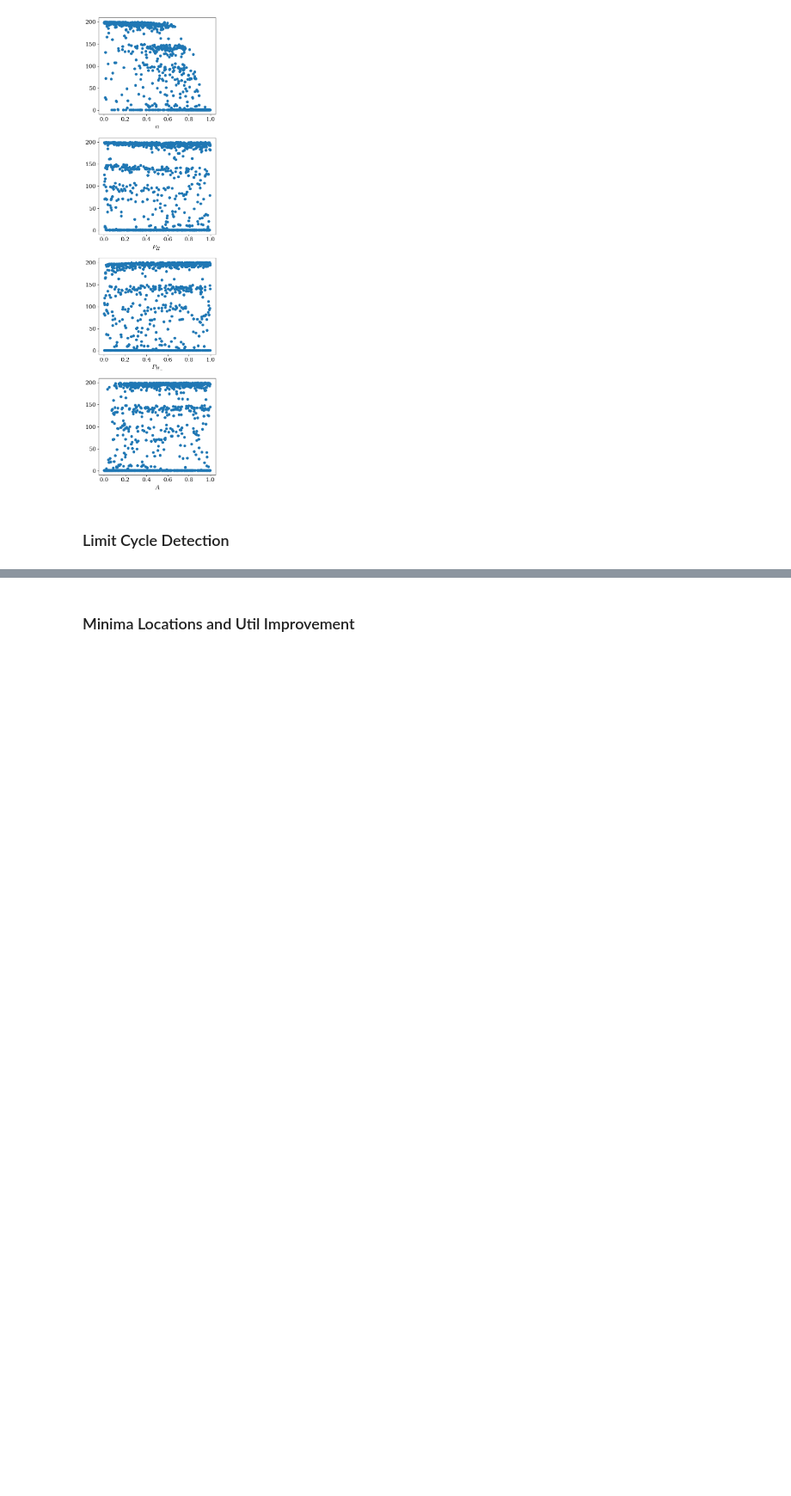
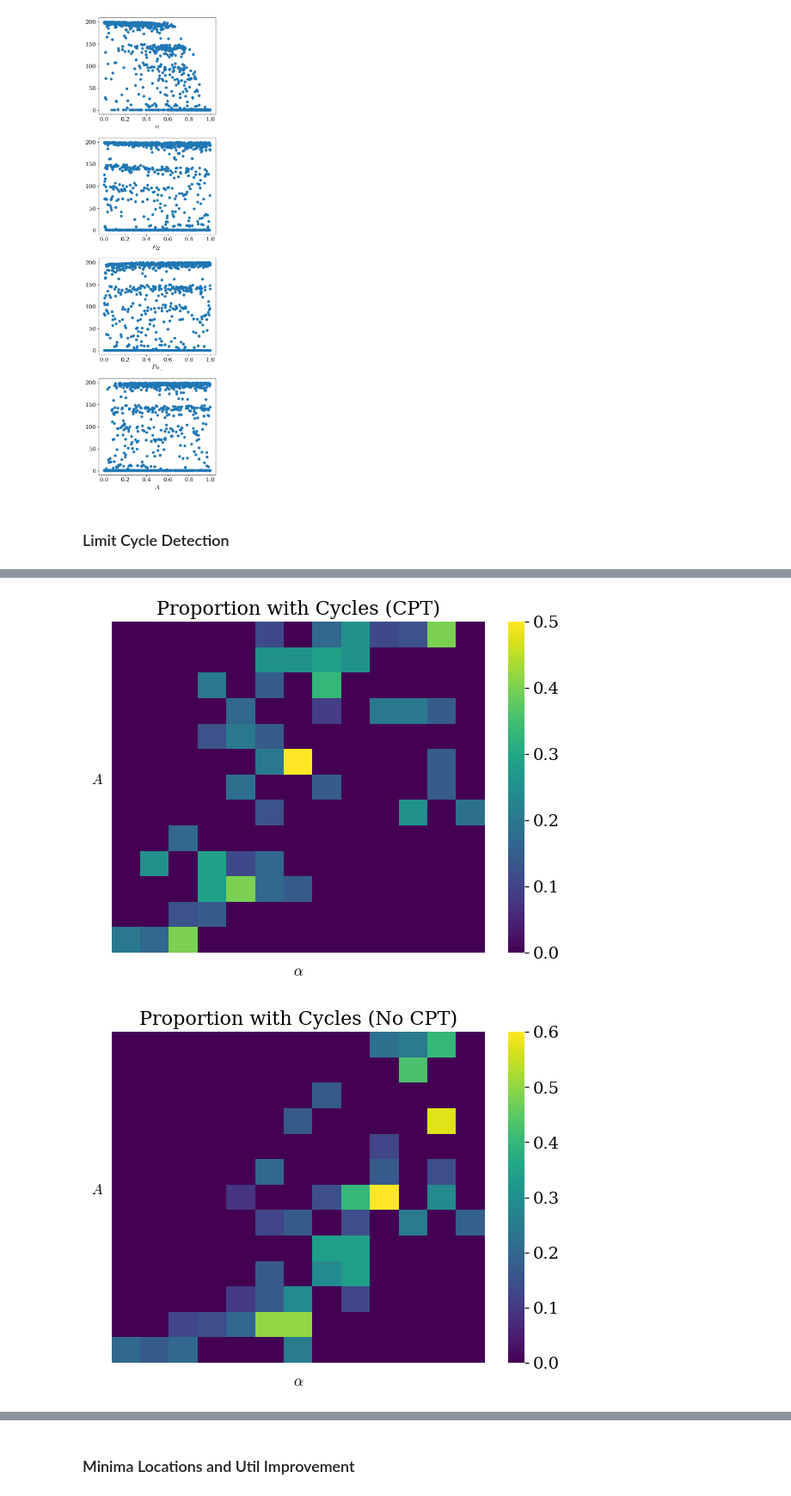
Before and after one commit to charlesaugdupont/cognitive-biases-endogenous-volatility, a Jupyter notebook: LowHealthHighWealthResults.ipynb, the cells around one changed output, grey strips where cells are left out. Shown at 86% size. Drawn from its saved outputs; the diff is of its cells as text; code cells hidden in the pictures; blank space fills up the shorter version.

Commit message:
cycle detection: DBSCAN + Persistent homology

```diff
--- a/LowHealthHighWealthResults.ipynb
+++ b/LowHealthHighWealthResults.ipynb
@@ -389,11 +237,0 @@ with open("cycle_prop_cpt_no_effect", "rb") as f:
-# %%
-num_agent_loops = []
-for row in result:
-    num_agent_loops.append(len(np.where(row>=0.70)[0])>=10)
-# %%
-directory = "cpt_no_effect"
-param_loops = []
-for idx,f in tqdm(enumerate(os.listdir(directory))):
-    with open(os.path.join(directory, f), "rb") as f:
-        res = pickle.load(f)
-    param_loops.append((res["params"]["w_delta_scale"], res["params"]["alpha"], num_agent_loops[idx]))
@@ -523,9 +237,0 @@ for idx,f in tqdm(enumerate(os.listdir(result_dir))):
-# %%
-result_dir = "cpt_no_effect"
-for idx,f in tqdm(enumerate(os.listdir(result_dir))):
-    if idx == 787: # 392, 787,
-        with open(os.path.join(result_dir, f), "rb") as f:
-            res = pickle.load(f)
-        wealth = res["wealth"]
-        health = res["health"]
-        break
@@ -698,0 +238,44 @@ Total agents contributing to Noise/Transient points: 0
+# %%
+for direc in ["results_5", "cpt_no_effect"]:
+    with open(f"cycle_prop_{direc}", "rb") as f:
+        result = pickle.load(f)
+    num_agent_loops = []
+    for row in result:
+        num_agent_loops.append(len(np.where(row>=0.70)[0])>=5)
+
+    param_loops = []
+    for idx,f in tqdm(enumerate(os.listdir(direc))):
+        with open(os.path.join(direc, f), "rb") as f:
+            res = pickle.load(f)
+        param_loops.append((res["params"]["w_delta_scale"], res["params"]["alpha"], num_agent_loops[idx]))
+
+    df = pd.DataFrame({
+        'A': [item[0] for item in param_loops],
+        'alpha': [item[1] for item in param_loops],
+        'metric': [item[2] for item in param_loops]
+    })
+    num_bins = 13
+    df['param1_binned'] = pd.cut(df['A'], bins=num_bins)
+    df['param2_binned'] = pd.cut(df['alpha'], bins=num_bins)
+    average_metric_data = df.groupby(['param1_binned', 'param2_binned'])['metric'].mean().unstack(fill_value=0)
+
+    plt.figure(figsize=(7, 5))
+    ax = sns.heatmap(
+        average_metric_data,
+        annot=False,
+        cmap='viridis',
+    )
+    ax.invert_yaxis()
+
+    if direc == "results_5":
+        plt.title('Proportion with Cycles (CPT)', fontsize=16)
+    else:
+        plt.title('Proportion with Cycles (No CPT)', fontsize=16)
+    plt.xlabel(r'$\alpha$', fontsize=12, labelpad=10)
+    plt.ylabel(r'$A$', rotation = 0, labelpad=12, fontsize=12)
+    plt.xticks([])
+    plt.yticks([])
+    plt.show()
+# %% [output]
+[figure, added]
+[figure, added]
```
Also changed, not shown: parts of 14 cells of this notebook, 2 other files.
